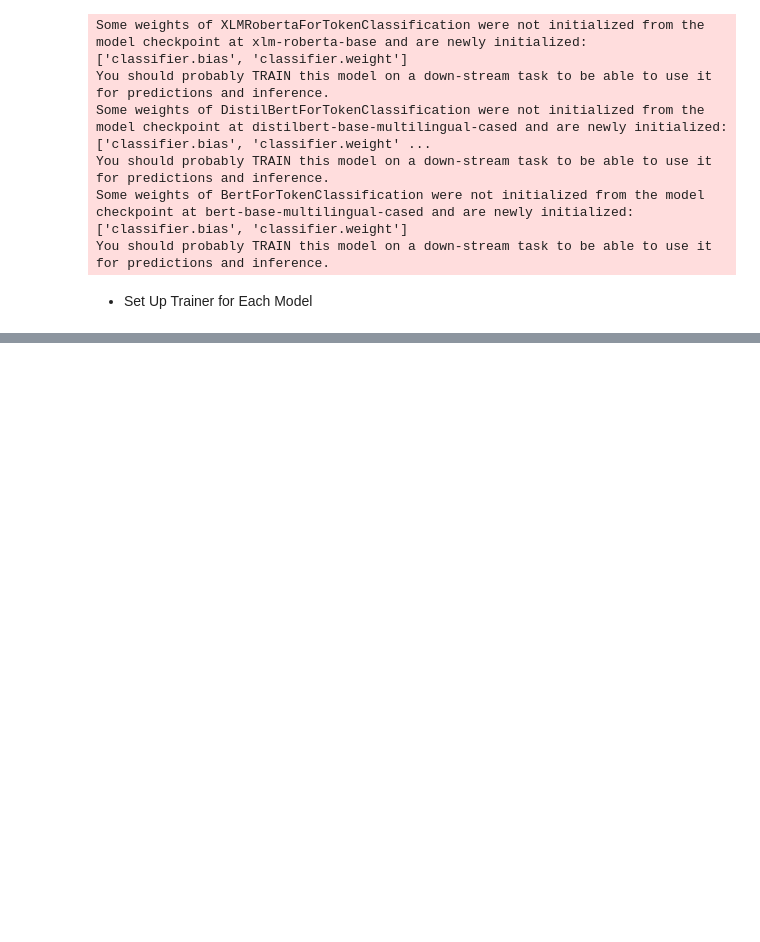
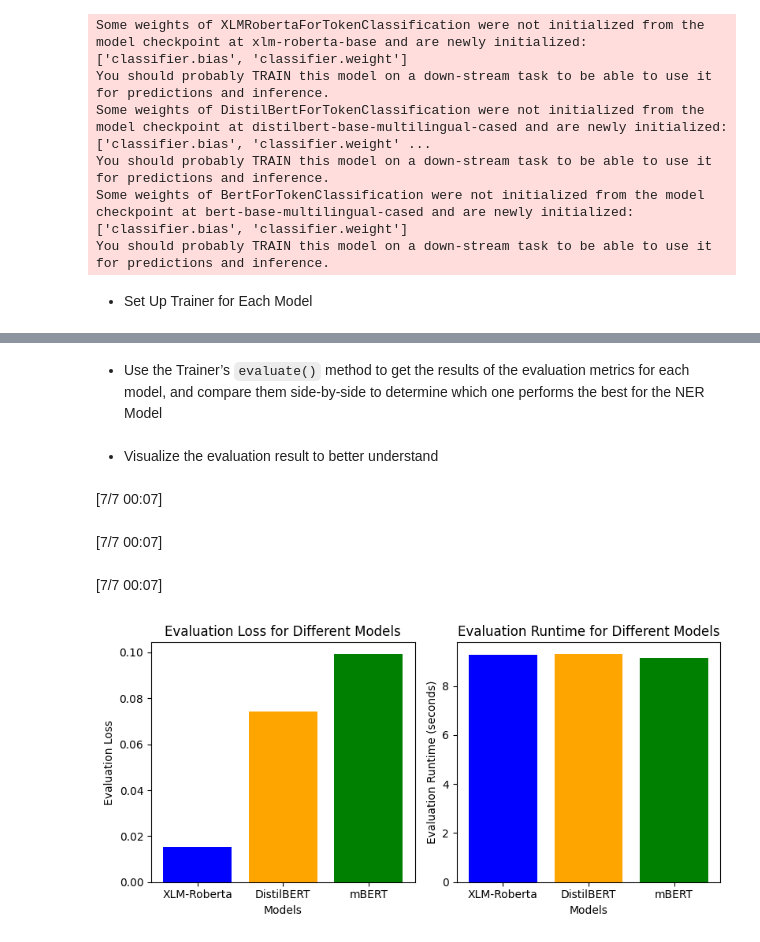
Before and after one commit to epythonlab/amharic-telegram-ecommerce-entity-extraction, a Jupyter notebook: notebooks/fine_tune_ner_model.ipynb, the cells around one changed output, grey strips where cells are left out. Saved outputs shown, nothing was run; the diff lists cells and outputs as text; code cells hidden in the pictures; blank space fills up the shorter version.

Commit message:
fine-tuned model performance evaluated

```diff
--- a/notebooks/fine_tune_ner_model.ipynb
+++ b/notebooks/fine_tune_ner_model.ipynb
@@ -208,6 +257,11 @@ training_args = TrainingArguments(
     logging_steps=50,                # Log every 50 steps
     save_strategy="epoch",           # Save model at the end of each epoch
     report_to="none",                # Only show logs in the output (no TensorBoard)
+    use_cpu=True,  # Force training to happen on CPU,
+    load_best_model_at_end=True,     # Load the best model (based on metric) at the end
+    metric_for_best_model="eval_loss",# Metric used to determine the best model
+    save_total_limit=1,              # Only keep the best model, delete the others
+
 )
 # %% [markdown]
 **Step 6:** Load and Fine-Tune the pre-trained model
@@ -245,18 +324,21 @@ You should probably TRAIN this model on a down-stream task to be able to use it
 trainer_xlmr = Trainer(
     model=model_xlmr,
     args=training_args,
-    train_dataset=train_test_split['train'],
-    eval_dataset=train_test_split['test'],  # Changed from validation to test based on split
+    train_dataset=train_test_split_xlm['train'],
+    eval_dataset=train_test_split_xlm['test'],  # Changed from validation to test based on split
+    compute_metrics=compute_metrics, # compute f1-score, precision and recall
 )
 trainer_distilbert = Trainer(
     model=model_distilbert,
     args=training_args,
-    train_dataset=train_test_split['train'],
-    eval_dataset=train_test_split['test'],  # Changed from validation to test based on split
+    train_dataset=train_test_split_mbert['train'],
+    eval_dataset=train_test_split_mbert['test'],  # Changed from validation to test based on split
+    compute_metrics=compute_metrics, # compute f1-score, precision and recall
 )
 trainer_mbert = Trainer(
     model=model_distilbert,
     args=training_args,
-    train_dataset=train_test_split['train'],
-    eval_dataset=train_test_split['test'],  # Changed from validation to test based on split
+    train_dataset=train_test_split_distilbert['train'],
+    eval_dataset=train_test_split_distilbert['test'],  # Changed from validation to test based on split
+    compute_metrics=compute_metrics, # compute f1-score, precision and recall
 )
@@ -383,0 +383,50 @@ NameError: name 'trainer' is not defined
+# %% [markdown]
+
+- Use the Trainer’s `evaluate()` method to get the results of  the evaluation metrics for each model, and compare them side-by-side to determine which one performs the best for the NER Model
+# %% [markdown]
+- Visualize the evaluation result to better understand
+# %%
+# Create a dictionary to hold the results
+results = {}
+
+# Evaluate each model and store the results
+results['XLM-Roberta'] = trainer_xlmr.evaluate()
+results['DistilBERT'] = trainer_distilbert.evaluate()
+results['mBERT'] = trainer_mbert.evaluate()
+
+# Extracting the relevant metrics
+eval_loss = [results[model]['eval_loss'] for model in results]
+eval_runtime = [results[model]['eval_runtime'] for model in results]
+samples_per_second = [results[model]['eval_samples_per_second'] for model in results]
+
+# Visualization for Evaluation Loss
+plt.figure(figsize=(12, 4))
+
+# Plotting Evaluation Loss
+plt.subplot(1, 3, 1)
+plt.bar(results.keys(), eval_loss, color=['blue', 'orange', 'green'])
+plt.xlabel('Models')
+plt.ylabel('Evaluation Loss')
+plt.title('Evaluation Loss for Different Models')
+
+# Plotting Evaluation Runtime
+plt.subplot(1, 3, 2)
+plt.bar(results.keys(), eval_runtime, color=['blue', 'orange', 'green'])
+plt.xlabel('Models')
+plt.ylabel('Evaluation Runtime (seconds)')
+plt.title('Evaluation Runtime for Different Models')
+
+# Plotting Samples Per Second
+# plt.subplot(1, 3, 3)
+# plt.bar(results.keys(), samples_per_second, color=['blue', 'orange', 'green'])
+# plt.xlabel('Models')
+# plt.ylabel('Samples Per Second')
+# plt.title('Samples Per Second for Different Models')
+
+plt.tight_layout()
+plt.show()
+# %% [output]
+[7/7 00:07]
+[7/7 00:07]
+[7/7 00:07]
+[figure, added]
```
Also changed, not shown: parts of 43 cells of this notebook.
